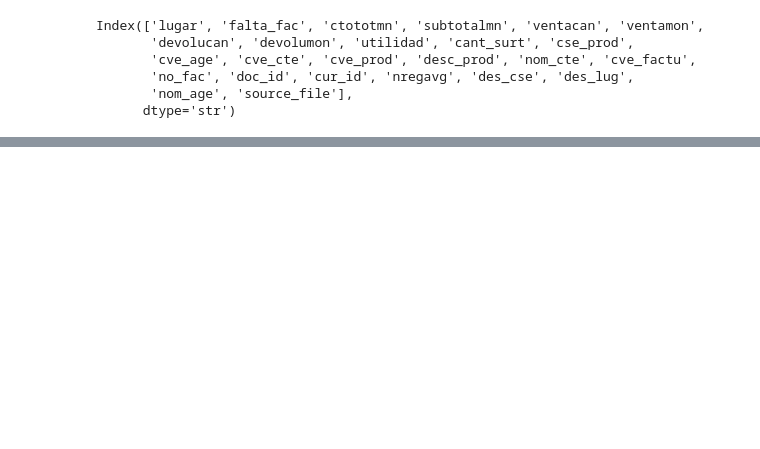
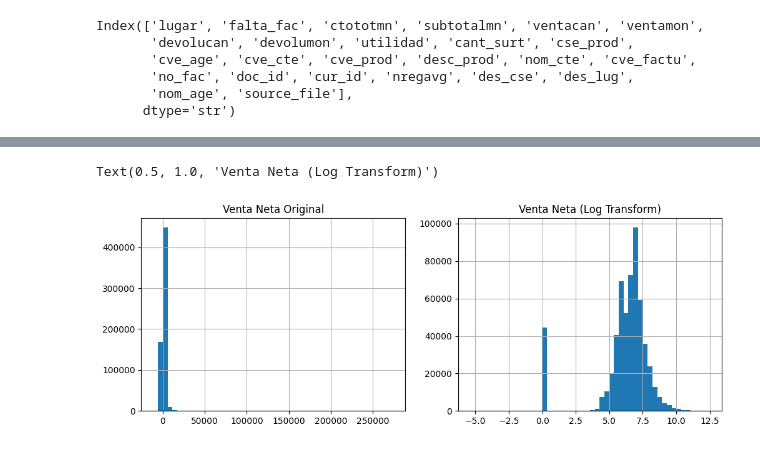
Before and after one commit to angelemmavelasco/JAPI, a Jupyter notebook: notebooks/eda.ipynb, the cells around one changed output, grey strips where cells are left out. Saved outputs shown, nothing was run; the diff lists cells and outputs as text; code cells hidden in the pictures; blank space fills up the shorter version.

```diff
--- a/notebooks/eda.ipynb
+++ b/notebooks/eda.ipynb
@@ -174,0 +486,13 @@ column_mapping = {
+# %%
+#Trasnformación logarítmica
+main_wn_outs['net_price_log'] = np.log1p(main_wn_outs['net_price'])
+
+#Comparación de distribuciones antes y después de la transformación logarítmica
+fig, (ax1, ax2) = plt.subplots(1, 2, figsize=(12, 4))
+main_wn_outs['net_price'].hist(ax=ax1, bins=50)
+ax1.set_title('Venta Neta Original')
+main_wn_outs['net_price_log'].hist(ax=ax2, bins=50)
+ax2.set_title('Venta Neta (Log Transform)')
+# %% [output]
+Text(0.5, 1.0, 'Venta Neta (Log Transform)')
+[figure, added]
```
Also changed, not shown: parts of 45 cells of this notebook, 3 other files.
